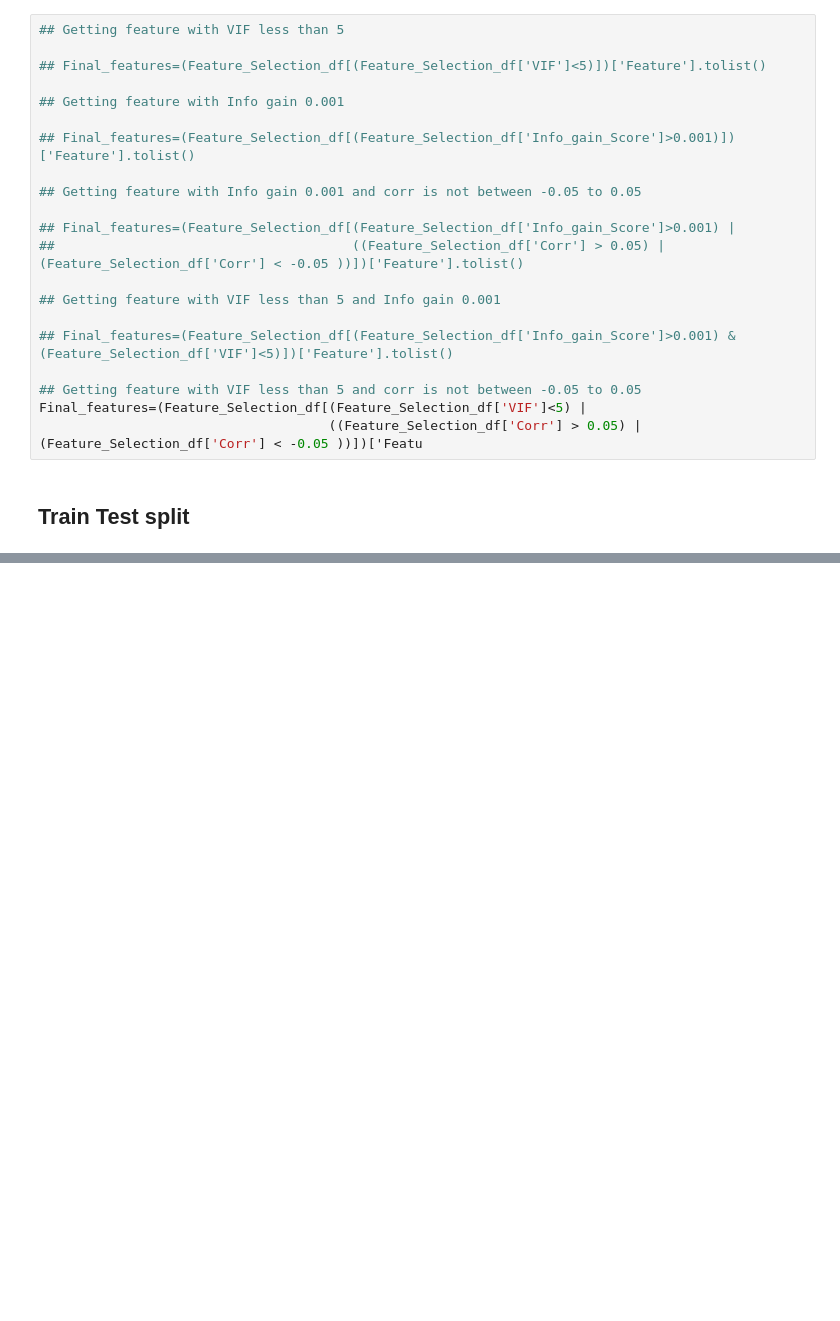
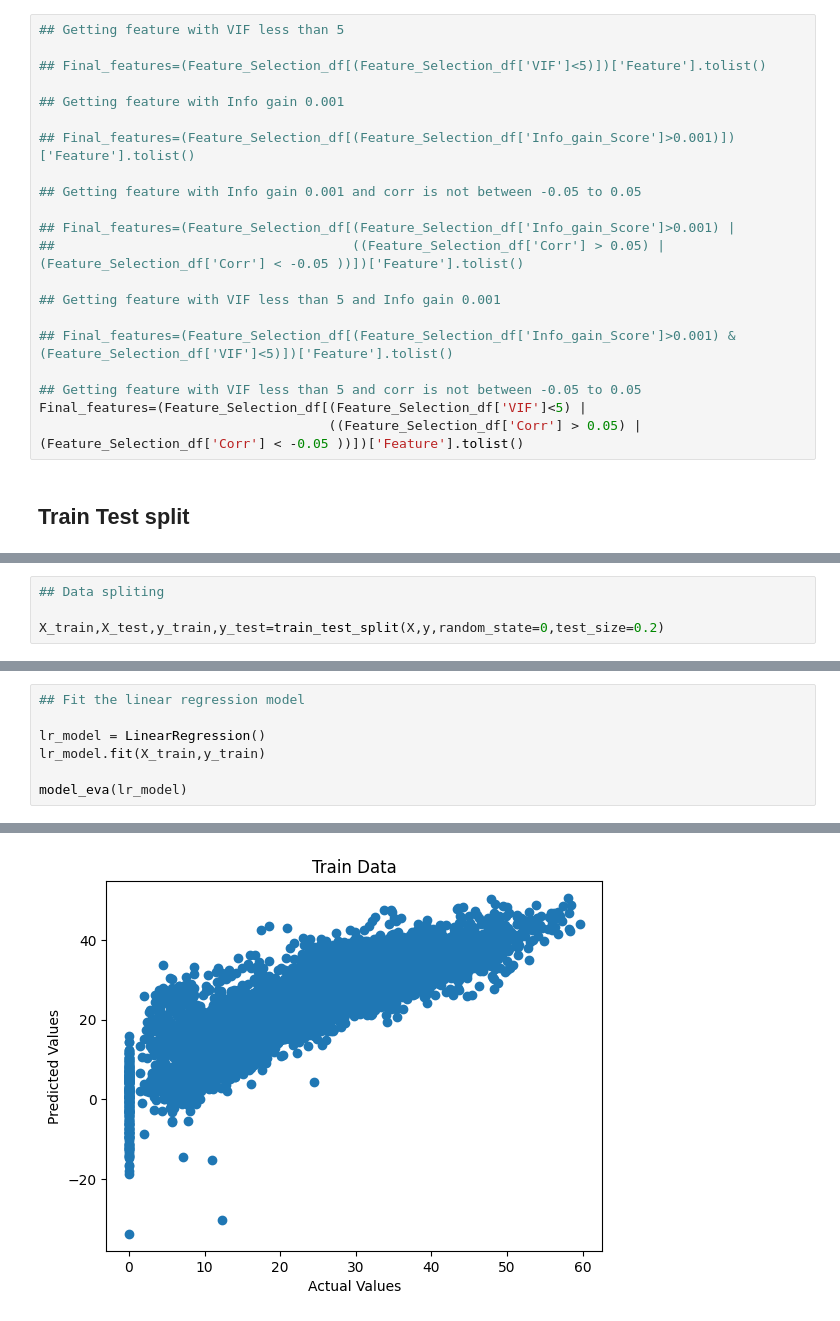
Before and after one commit to rajkumarshedage/Bike-Sharing-Demand-Prediction, a Jupyter notebook: Bike_Sharing_Demand_Prediction.ipynb, the cells around one changed output, grey strips where cells are left out. Saved outputs shown, nothing was run; the diff lists cells and outputs as text; blank space fills up the shorter version.

```diff
--- a/Bike_Sharing_Demand_Prediction.ipynb
+++ b/Bike_Sharing_Demand_Prediction.ipynb
@@ -1106,7 +1106,7 @@ plt.barh(y = corr.index, width = corr.values[:,0])
 
 ## Getting feature with VIF less than 5 and corr is not between -0.05 to 0.05
 Final_features=(Feature_Selection_df[(Feature_Selection_df['VIF']<5) |
-                                     ((Feature_Selection_df['Corr'] > 0.05) | (Feature_Selection_df['Corr'] < -0.05 ))])['Featu
+                                     ((Feature_Selection_df['Corr'] > 0.05) | (Feature_Selection_df['Corr'] < -0.05 ))])['Feature'].tolist()
 # %% [markdown]
 ## Train Test split
 # %%
@@ -1116,0 +1115,4 @@ NameError: ignored
+# %%
+## Data spliting
+
+X_train,X_test,y_train,y_test=train_test_split(X,y,random_state=0,test_size=0.2)
@@ -1116,0 +1177,8 @@ NameError: ignored
+# %%
+## Fit the linear regression model
+
+lr_model = LinearRegression()
+lr_model.fit(X_train,y_train)
+
+model_eva(lr_model)
+# %% [output]
@@ -1116,0 +1200 @@ NameError: ignored
+[figure, added]
```
Also changed, not shown: parts of 20 cells of this notebook.
